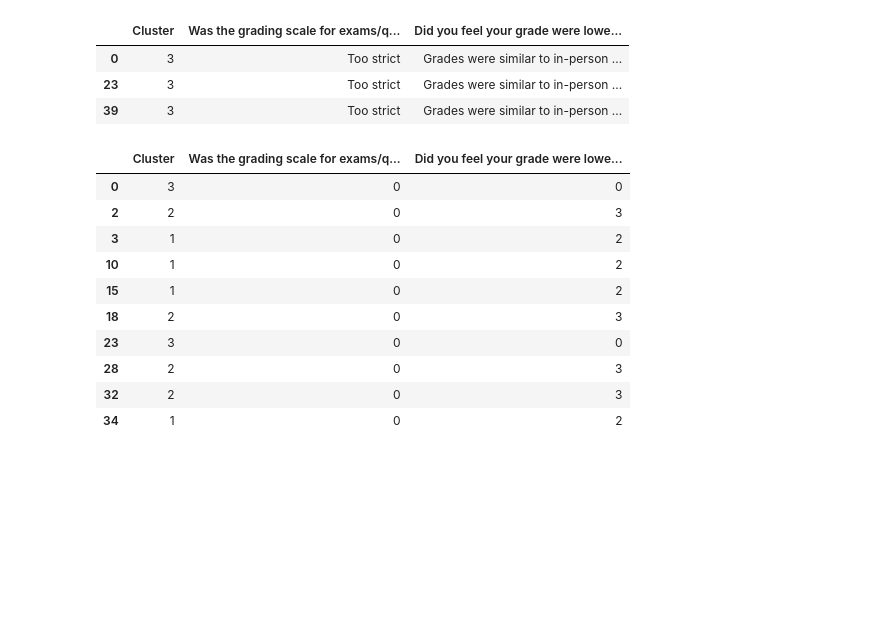
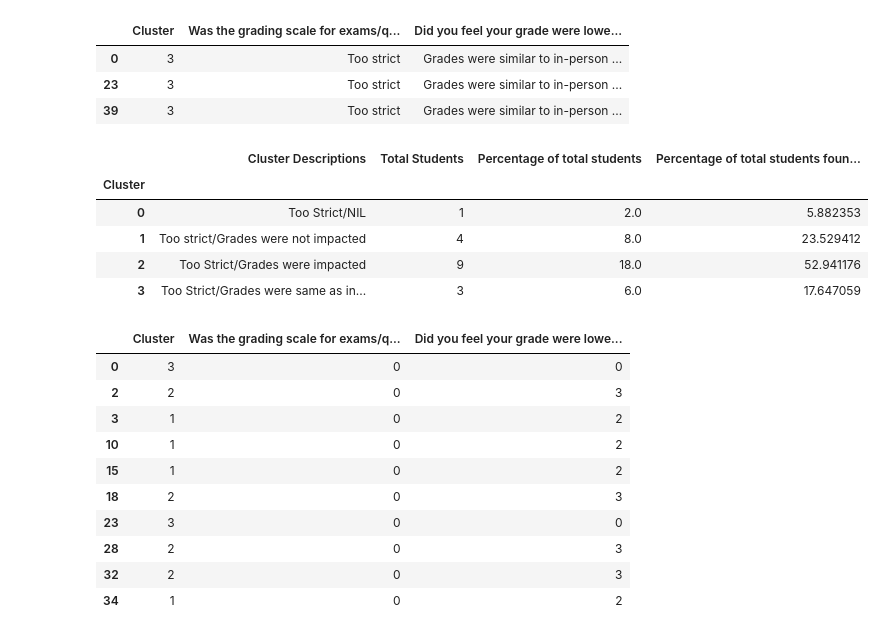
Before and after one commit to abdulbhutta/Summer-Research-2022, a Jupyter notebook: DataAnalysis.ipynb, the cells around one changed output. Saved outputs shown, nothing was run; the diff lists cells and outputs as text; code cells hidden in the pictures; blank space fills up the shorter version.

Commit message:
Added Summary 1 and 2

```diff
--- a/DataAnalysis.ipynb
+++ b/DataAnalysis.ipynb
@@ -229,0 +246,9 @@ Analysis1[Analysis1['Cluster'] == 2].head(20)
+# %%
+Summary = pd.DataFrame(Analysis1.groupby(['Cluster'])['Cluster'].count())
+TotalStudents = ResearchData.shape[0]
+
+Summary.insert(0, "Cluster Descriptions", ["Not stressed from online learning but suffered anxiety or depression during the pandemic", "Same stress level as in-person learning but suffered anxiety or depression during the pandemic", "Stressed from online learning and suffered anxiety or depression during the pandemic"], True)
+Summary.rename(columns= {Summary.columns[1]: "Total Students"}, inplace=True)
+Summary['Percentage'] = (Summary['Total Students'] / TotalStudents * 100)
+
+Summary.head(10)
@@ -302,6 +333,25 @@ Analysis2[Analysis2['Cluster'] == 3].head(20)
 | 0 | 3 | Too strict | Grades were similar to in-person ... |
 | 23 | 3 | Too strict | Grades were similar to in-person ... |
 | 39 | 3 | Too strict | Grades were similar to in-person ... |
+# %%
+Summary2 = pd.DataFrame(Analysis2.groupby(['Cluster'])['Cluster'].count())
+TotalStudents_TooStrict = Analysis2.shape[0]
+
+
+Summary2.insert(0, "Cluster Descriptions", ["Too Strict/NIL", "Too strict/Grades were not impacted", "Too Strict/Grades were impacted", "Too Strict/Grades were same as in-person learning"], True)
+Summary2.rename(columns= {Summary2.columns[1]: "Total Students"}, inplace=True)
+
+Summary2['Percentage of total students'] = (Summary2['Total Students'] / TotalStudents * 100)
+Summary2['Percentage of total students found it too strict'] = (Summary2['Total Students'] / TotalStudents_TooStrict * 100)
+
+Summary2.head(10)
+# %% [output]
+|  | Cluster Descriptions | Total Students | Percentage of total students | Percentage of total students foun... |
+| Cluster |  |  |  |  |
+| 0 | Too Strict/NIL | 1 | 2.0 | 5.882353 |
+| 1 | Too strict/Grades were not impacted | 4 | 8.0 | 23.529412 |
+| 2 | Too Strict/Grades were impacted | 9 | 18.0 | 52.941176 |
+| 3 | Too Strict/Grades were same as in... | 3 | 6.0 | 17.647059 |
 # %%
 Analysis2Copy = Analysis2.copy()
 le = preprocessing.LabelEncoder()
```
Also changed, not shown: parts of 3 cells of this notebook, 1 other file.
